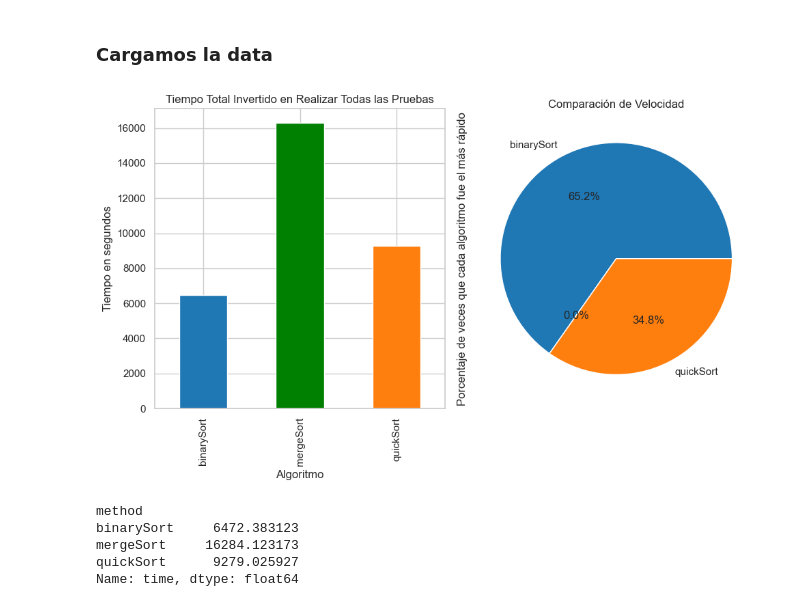
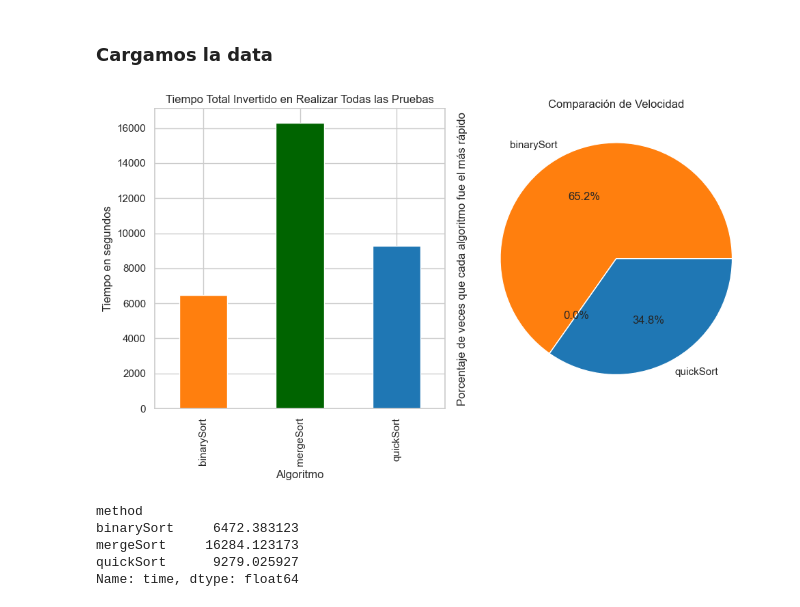
Before and after one commit to ulisac04/publico, a Jupyter notebook: index.ipynb, the cells around one changed output. Cells and saved outputs as stored; diff of their text form; code cells hidden in the pictures.

```diff
--- a/index.ipynb
+++ b/index.ipynb
@@ -319,26 +329,26 @@ times = [binarySort, mergeSort, quickSort, ]
 # %%
 
 fastest_method_counts = pd.Series(times, index=methods)
 total_time_per_method = df.groupby('method')['time'].sum()
-colors = ['#1f77b4', 'green', '#ff7f0e']
+colors = [ '#ff7f0e','#006400', '#1f77b4']
 
 
 fig, axes = plt.subplots(1, 2, figsize=(10, 6))
 
 
 total_time_per_method.plot(kind='bar', color=colors, ax=axes[0], title='Tiempo Total Invertido en Realizar Todas las Pruebas')
 axes[0].set_xlabel('Algoritmo')
 axes[0].set_ylabel('Tiempo en segundos')
 
 
 fastest_method_counts.plot.pie( ax=axes[1],autopct='%1.1f%%', colors=colors,  title='Comparación de Velocidad')
 axes[1].set_ylabel('Porcentaje de veces que cada algoritmo fue el más rápido')
 
 plt.tight_layout()
 
 plt.show()
 # %% [output]
-[figure, old version]
+[figure, new version]
 # %%
 total_time_per_method
 # %% [output]
```
Also changed, not shown: parts of 13 cells of this notebook.
